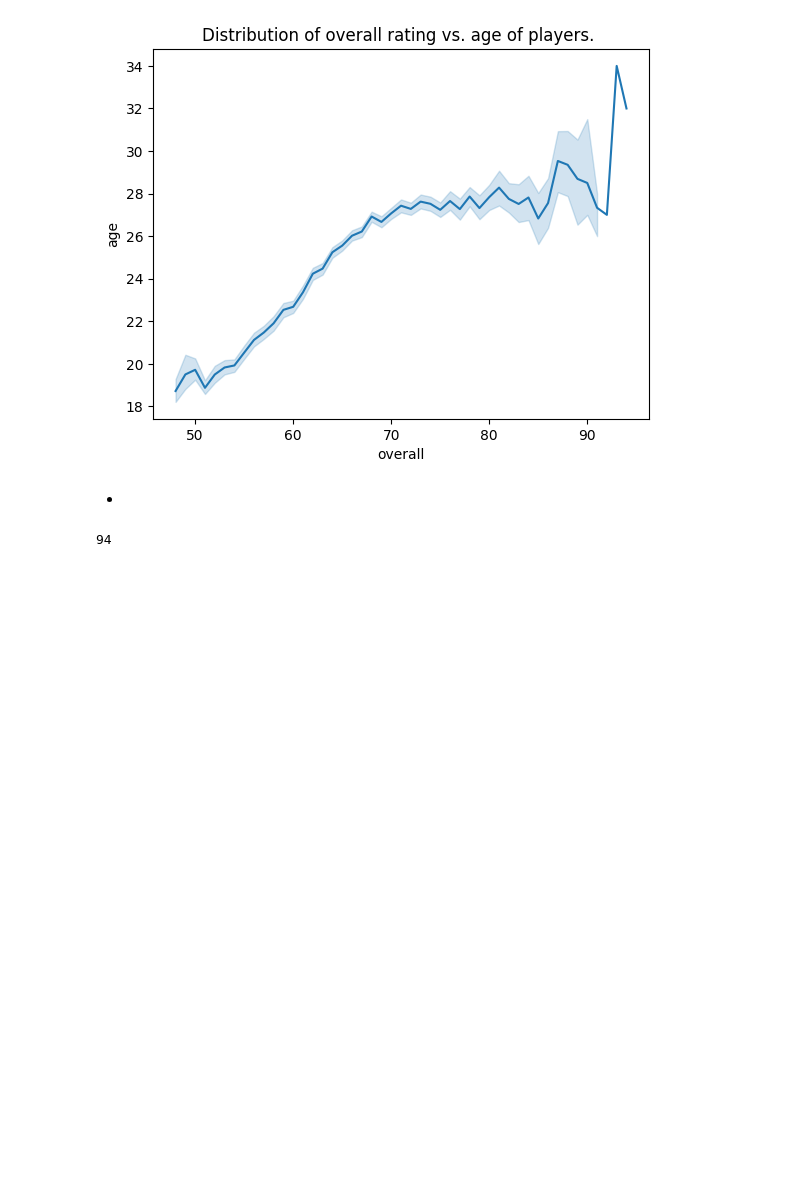
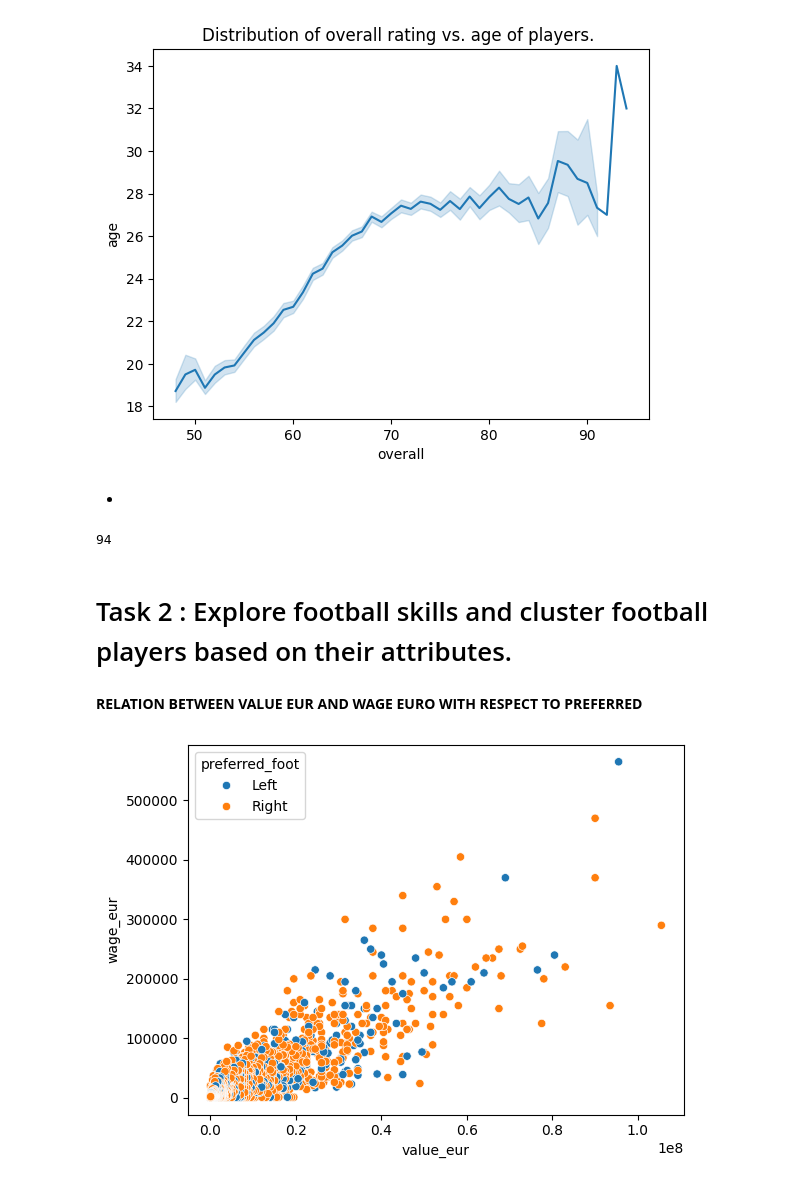
Before and after one commit to SudarshanIngole/Batch-18-2024, a Jupyter notebook: Final_PRCP_FIFA_20.ipynb, the cells around one changed output. Cells and saved outputs as stored; diff of their text form; code cells hidden in the pictures; blank space fills up the shorter version.

```diff
--- a/Final_PRCP_FIFA_20.ipynb
+++ b/Final_PRCP_FIFA_20.ipynb
@@ -705,3 +712,12 @@ data.overall.min()
 data.overall.max()
 # %% [output]
 94
+# %% [markdown]
+# Task 2 : Explore football skills and cluster football players based on their attributes.
+# %% [markdown]
+**RELATION BETWEEN VALUE EUR AND WAGE EURO WITH RESPECT TO PREFERRED**
+# %%
+sns.scatterplot(x='value_eur',y='wage_eur',data=data,color='brown',hue='preferred_foot')
+plt.show()
+# %% [output]
+[figure, added]
```
Also changed, not shown: parts of 19 cells of this notebook.
